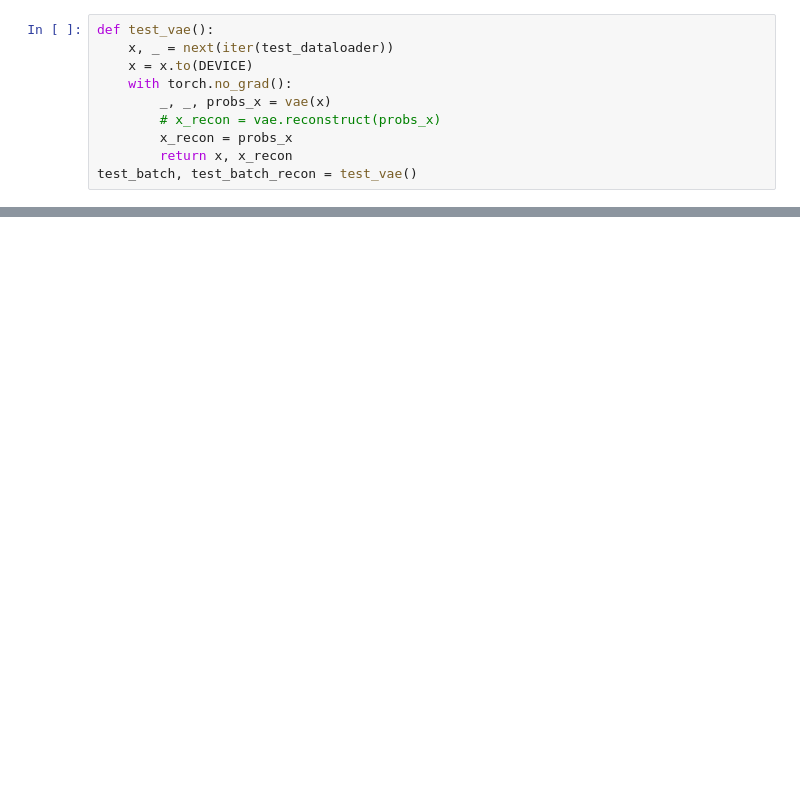
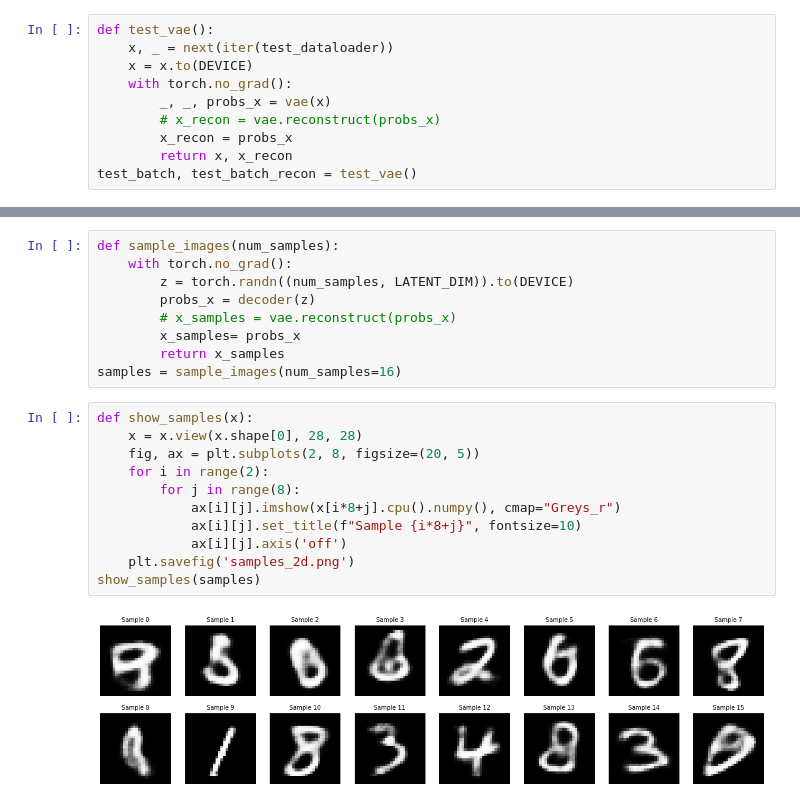
Before and after one commit to yangyang-pro/2AMU20-Assignments, a Jupyter notebook: hw3/task_2d.ipynb, the cells around one changed output, grey strips where cells are left out. Cells and saved outputs as stored; diff of their text form; blank space fills up the shorter version.

```diff
--- a/hw3/task_2d.ipynb
+++ b/hw3/task_2d.ipynb
@@ -237,0 +242,22 @@ show_images(test_batch, test_batch_recon)
+# %%
+def sample_images(num_samples):
+    with torch.no_grad():
+        z = torch.randn((num_samples, LATENT_DIM)).to(DEVICE)
+        probs_x = decoder(z)
+        # x_samples = vae.reconstruct(probs_x)
+        x_samples= probs_x
+        return x_samples
+samples = sample_images(num_samples=16)
+# %%
+def show_samples(x):
+    x = x.view(x.shape[0], 28, 28)
+    fig, ax = plt.subplots(2, 8, figsize=(20, 5))
+    for i in range(2):
+        for j in range(8):
+            ax[i][j].imshow(x[i*8+j].cpu().numpy(), cmap="Greys_r")
+            ax[i][j].set_title(f"Sample {i*8+j}", fontsize=10)
+            ax[i][j].axis('off')
+    plt.savefig('samples_2d.png')
+show_samples(samples)
+# %% [output]
+[figure, added]
```
Also changed, not shown: parts of 3 cells of this notebook, 36 other files.
